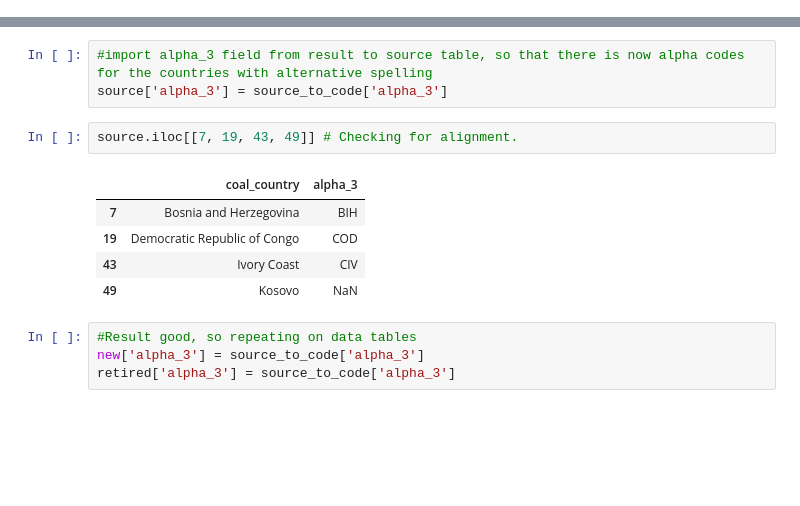
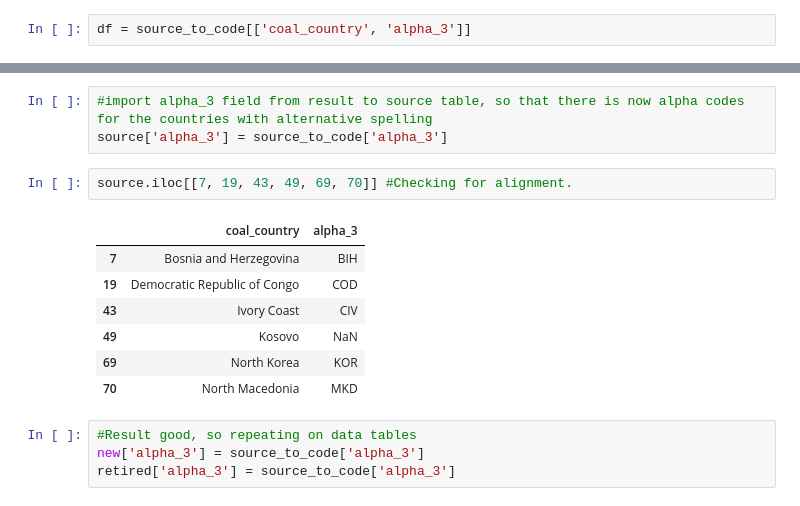
Before and after one commit to acsours/etl_coal_data, a Jupyter notebook: coal_transform.ipynb, the cells around one changed output, grey strips where cells are left out. Drawn from its saved outputs; the diff is of its cells as text; blank space fills up the shorter version.

```diff
--- a/coal_transform.ipynb
+++ b/coal_transform.ipynb
@@ -169,6 +169,8 @@ new_spelling = {
     ,'North Korea': 'Korea, Republic of'
     ,'North Macedonia': 'Macedonia'
 }
+# %%
+df = source_to_code[['coal_country', 'alpha_3']]
 # %%
 s1 = df['coal_country']
 # %%
@@ -213,13 +217,15 @@ source_to_code.rename(columns={'alpha_3_y':'alpha_3'}, inplace=True)
 #import alpha_3 field from result to source table, so that there is now alpha codes for the countries with alternative spelling
 source['alpha_3'] = source_to_code['alpha_3']
 # %%
-source.iloc[[7, 19, 43, 49]] # Checking for alignment.
+source.iloc[[7, 19, 43, 49, 69, 70]] #Checking for alignment.
 # %% [output]
 |  | coal_country | alpha_3 |
 | 7 | Bosnia and Herzegovina | BIH |
 | 19 | Democratic Republic of Congo | COD |
 | 43 | Ivory Coast | CIV |
 | 49 | Kosovo | NaN |
+| 69 | North Korea | KOR |
+| 70 | North Macedonia | MKD |
 # %%
 #Result good, so repeating on data tables
 new['alpha_3'] = source_to_code['alpha_3']
```
Also changed, not shown: parts of 3 cells of this notebook.
